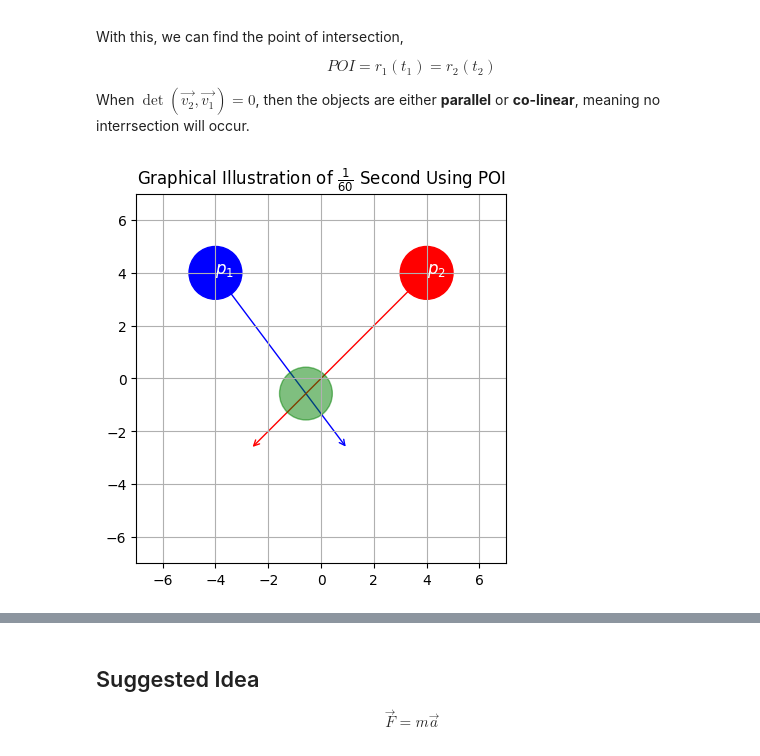
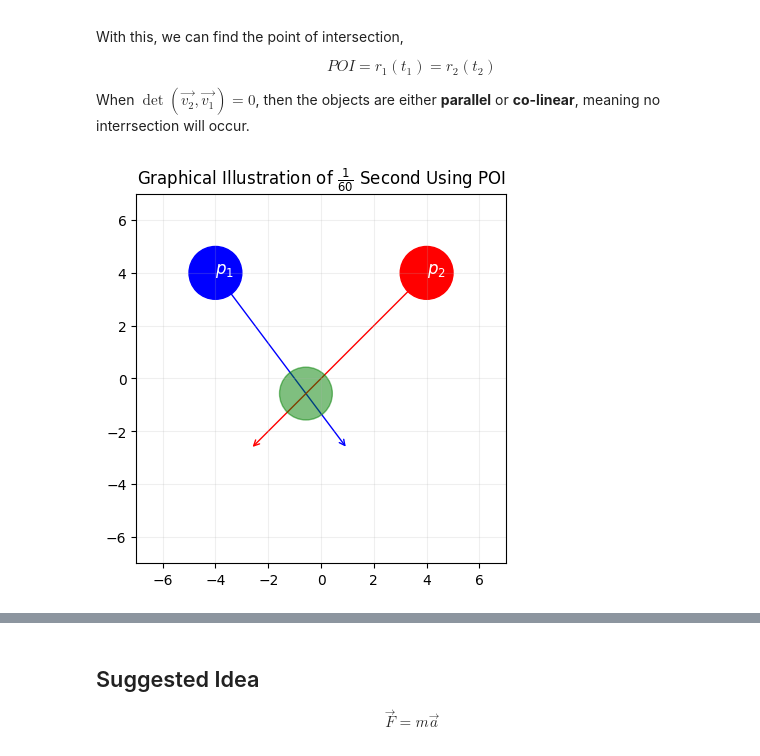
Before and after one commit to DestinEcarma/t-ccd-prototype, a Jupyter notebook: src/note.ipynb, the cells around one changed output, grey strips where cells are left out. Drawn from its saved outputs; the diff is of its cells as text; code cells hidden in the pictures.

Commit message:
refactor: reduced the opacity of the grid

```diff
--- a/src/note.ipynb
+++ b/src/note.ipynb
@@ -115,35 +115,35 @@ r2 = (p2[0] + v2[0] * ft, p2[1] + v2[1] * ft)
 # Find the intersection using determinant
 det = v2[0] * v1[1] - v2[1] * v1[0]
 
 if (det != 0.0):
     dp = [p2[0] - p1[0], p2[1] - p1[1]]
 
     t1 = (v2[0] * dp[1] - v2[1] * dp[0]) / det
     t2 = (v1[0] * dp[1] - v1[1] * dp[0]) / det
 
     poi = (p1[0] + v1[0] * t1, p1[1] + v1[1] * t1)
 
     plt.gca().add_patch(plt.Circle(poi, radii, color="green", alpha=0.5))
 
 plt.title(r"Graphical Illustration of $\frac{1}{60}$ Second Using POI")
 
 plt.gca().add_patch(plt.Circle(p1, radii, color="blue"))
 plt.annotate(r"$p_1$", (p1[0], p1[1]), color="white", fontsize=12)
 
 plt.gca().add_patch(plt.Circle(p2, radii, color="red"))
 plt.annotate(r"$p_2$", (p2[0], p2[1]), color="white", fontsize=12)
 
 plt.annotate("", xy=p1, xytext=(r1[0], r1[1]), arrowprops=dict(arrowstyle="<-", color="blue", lw=1), zorder=0)
 plt.annotate("", xy=p2, xytext=(r2[0], r2[1]), arrowprops=dict(arrowstyle="<-", color="red", lw=1), zorder=0)
 
 plt.xlim(-7, 7)
 plt.ylim(-7, 7)
 plt.gca().set_aspect("equal")
 
-plt.grid()
+plt.grid(alpha=0.2)
 plt.show()
 # %% [output]
-[figure, old version]
+[figure, new version]
 # %% [markdown]
 Limitation to this idea:
 
```
Also changed, not shown: parts of 2 cells of this notebook.
